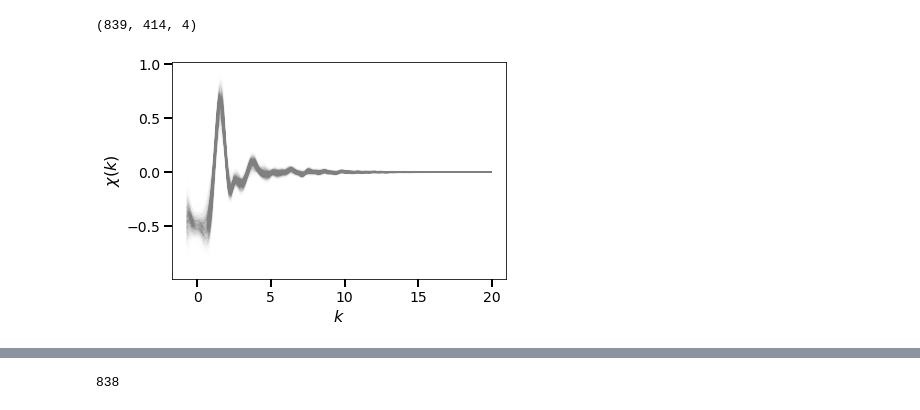
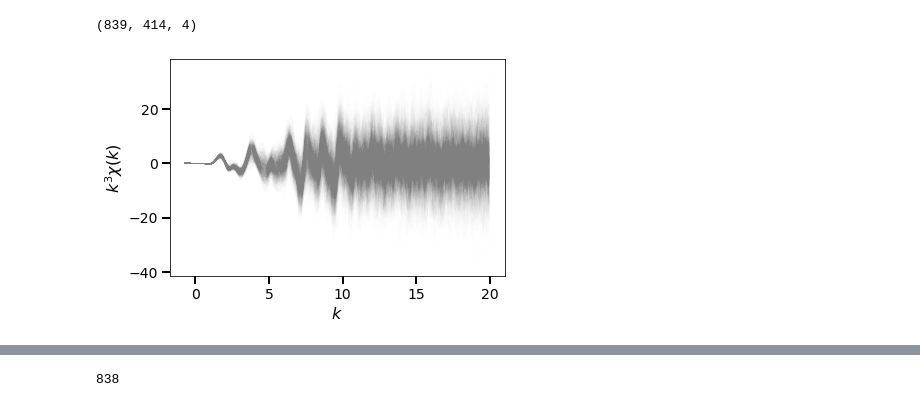
Before and after one commit to stetef/AIMD, a Jupyter notebook: Visualization of Data.ipynb, the cells around one changed output, grey strips where cells are left out. Drawn from its saved outputs; the diff is of its cells as text; code cells hidden in the pictures.

```diff
--- a/Visualization of Data.ipynb
+++ b/Visualization of Data.ipynb
@@ -14,16 +16,30 @@ from utils import *
 # %%
 datafiles = os.listdir('Data/')
 Data = np.array([read_file(f'Data/{filename}') for filename in datafiles])
+kweight = 3
 print(Data.shape)
 # %% [output]
 (839, 414, 4)
 # %%
 fig, ax = plt.subplots(figsize=(6, 4))
+avg_k = np.average(Data[:, :, 0], axis=0)
+avg_chi_of_k = np.average(Data[:, :, 1], axis=0)
+std_of_chi = np.std(Data[:, :, 1], axis=0, ddof=1)
+
+N = len(std_of_chi)
+
 for run in Data:
-    plt.plot(run[:, 0], run[:, 1], '-', c='gray', alpha=0.005)
+    plt.plot(run[:, 0], run[:, 0]**kweight * run[:, 1], '-', c='gray', alpha=0.003)
+
+#plt.plot(avg_k, avg_k**kweight * avg_chi_of_k, '-', c=plt.cm.tab20(2), alpha=1.)
+#ax.fill_between(avg_k, avg_k**kweight * (avg_chi_of_k + 3 * std_of_chi / np.sqrt(N)),
+#                avg_k**kweight * (avg_chi_of_k - 3 * std_of_chi / np.sqrt(N)),
+#                color=plt.cm.tab20(0), alpha=0.9)
+#plt.xlim(12, 17)
+
 ax.tick_params(direction='out', width=2, length=8, which='major', labelsize=14)
 ax.set_xlabel('$k$', fontsize=16)
-ax.set_ylabel('$\chi(k)$', fontsize=16)
+ax.set_ylabel('$k^' + f'{kweight}' + '\chi(k)$', fontsize=16)
 plt.show()
 # %% [output]
-[figure, old version]
+[figure, new version]
```
Also changed, not shown: parts of 8 cells of this notebook, 3 other files.
